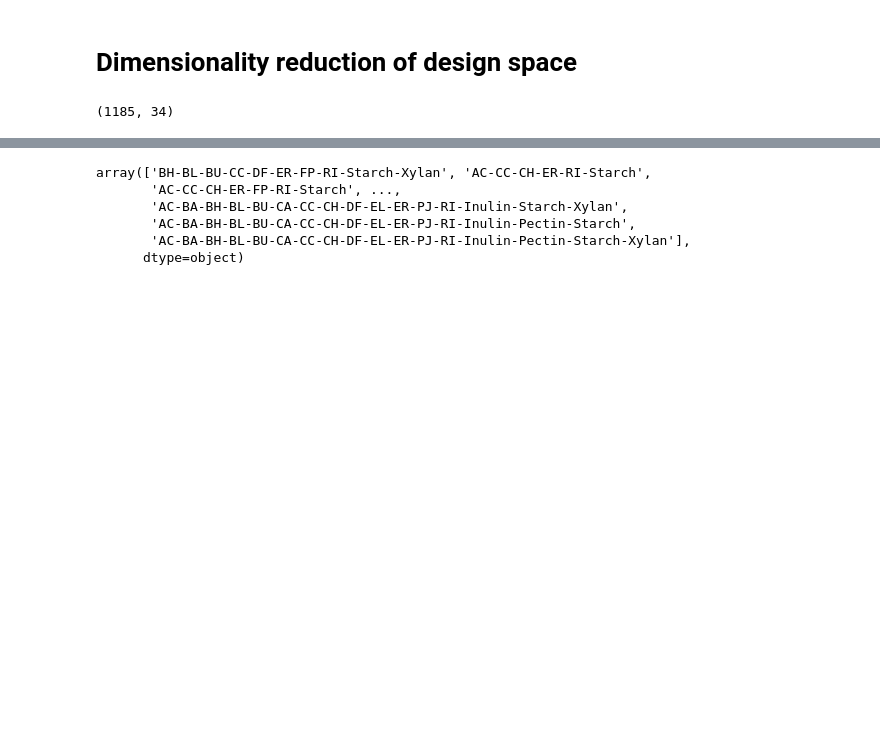
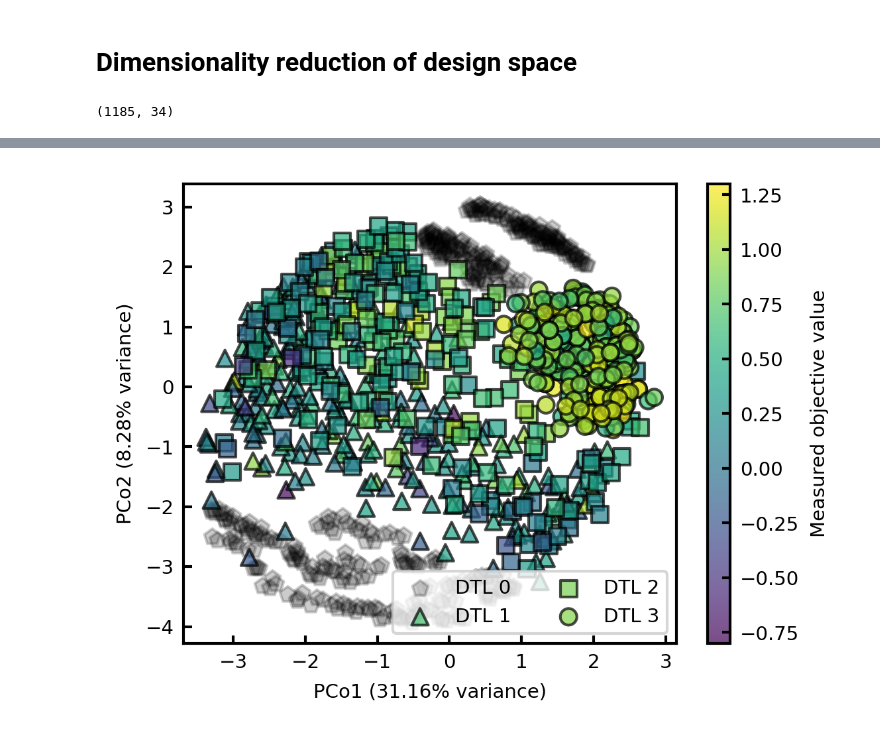
Before and after one commit to VenturelliLab/Connors-Thompson_et_al_2026, a Jupyter notebook: Plot Design Space.ipynb, the cells around one changed output, grey strips where cells are left out. Drawn from its saved outputs; the diff is of its cells as text; code cells hidden in the pictures; blank space fills up the shorter version.

```diff
--- a/Plot Design Space.ipynb
+++ b/Plot Design Space.ipynb
@@ -481,9 +379,54 @@ array(['AC-BU-ER-RI-Starch', 'AC-BU-ER-RI-Starch-Xylan',
-# %%
-E_high[kmeans.labels_==1]
-# %% [output]
-array(['BH-BL-BU-CC-DF-ER-FP-RI-Starch-Xylan', 'AC-CC-CH-ER-RI-Starch',
-       'AC-CC-CH-ER-FP-RI-Starch', ...,
-       'AC-BA-BH-BL-BU-CA-CC-CH-DF-EL-ER-PJ-RI-Inulin-Starch-Xylan',
-       'AC-BA-BH-BL-BU-CA-CC-CH-DF-EL-ER-PJ-RI-Inulin-Pectin-Starch',
-       'AC-BA-BH-BL-BU-CA-CC-CH-DF-EL-ER-PJ-RI-Inulin-Pectin-Starch-Xylan'],
-      dtype=object)
+# %%
+# plot showing traversal through design space
+fig = plt.figure(figsize=(4, 3))
+
+# scatter plot of DTL 0
+inds_0 = np.in1d(E, E0)
+plt.scatter(Y[inds_0, 0], Y[inds_0, 1], marker='p', c='k', edgecolor='k', alpha=.2, label='DTL 0')
+
+# scatter plot of DTL 1
+inds_1 = np.in1d(E, E1)
+plt.scatter(Y[inds_1, 0], Y[inds_1, 1], marker='^', c=y_meas[inds_1], vmin=-.8, vmax=1.3, edgecolor='k', alpha=.7, label='DTL 1')
+
+# scatter plot of DTL 2
+inds_2 = np.in1d(E, E2)
+plt.scatter(Y[inds_2, 0], Y[inds_2, 1], marker='s', c=y_meas[inds_2], vmin=-.8, vmax=1.3, edgecolor='k', alpha=.7, label='DTL 2')
+
+# scatter plot of DTL 3
+inds_3 = np.in1d(E, E3)
+plt.scatter(Y[inds_3, 0], Y[inds_3, 1], marker='o', c=y_meas[inds_3], vmin=-.8, vmax=1.3, edgecolor='k', alpha=.7, label='DTL 3')
+
+# annotate with selected points
+for key, value in labels.items():
+
+    # index of experiment
+    inds_exp = np.in1d(E, key)
+
+    # annotate label
+    '''ax1.text(Y[inds_exp, 0], Y[inds_exp, 1], value,
+             fontsize=7, color='w',
+             bbox=dict(facecolor='black', alpha=0.7, boxstyle='round,pad=0.2'))'''
+
+    # Annotate a specific point
+    ax1.annotate(value[0],
+                 xy=(Y[inds_exp, 0], Y[inds_exp, 1]),
+                 xytext=(Y[inds_exp, 0]+value[1], Y[inds_exp, 1]+value[2]),
+                 arrowprops=dict(arrowstyle='->', color='k', lw=1.2),
+                 fontsize=7, zorder=1, color='w',
+                 bbox=dict(facecolor='black', alpha=0.7, boxstyle='round,pad=0.2'))
+
+# Add explained variance information to axis labels
+plt.legend(ncol=2, loc='lower right')
+plt.xlabel(f'PCo1 ({explained_variance_ratio[0]:.2%} variance)')
+plt.ylabel(f'PCo2 ({explained_variance_ratio[1]:.2%} variance)')
+
+# Add the colorbar without affecting plot sizes
+cbar = plt.colorbar()
+cbar.set_label('Measured objective value')
+# plt.savefig('figures/landscapes/mds_presence_absence.png', dpi=300)
+# plt.savefig('figures/landscapes/mds_phylogeny_sparse.png', dpi=300)
+# plt.savefig('figures/landscapes/mds_phylogeny_dtl_objective.svg', dpi=300)
+# plt.savefig('figures/landscapes/mds_presence_dtl_objective.png', dpi=300)
+plt.show()
+# %% [output]
+[figure, added]
```
Also changed, not shown: parts of 23 cells of this notebook, 8 other files.
